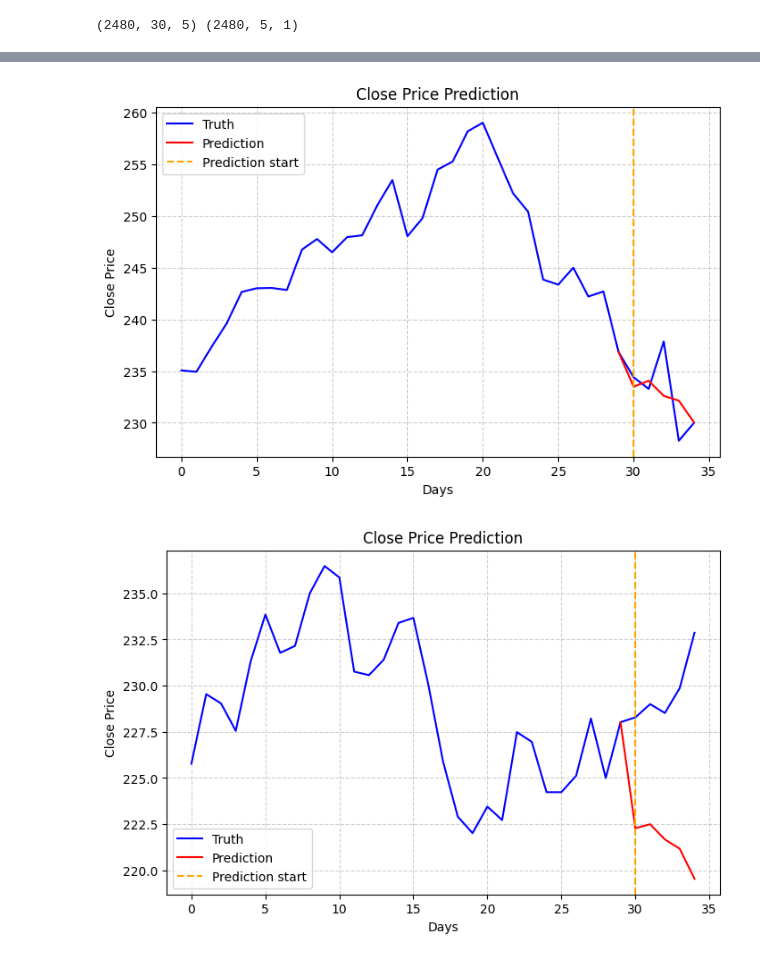
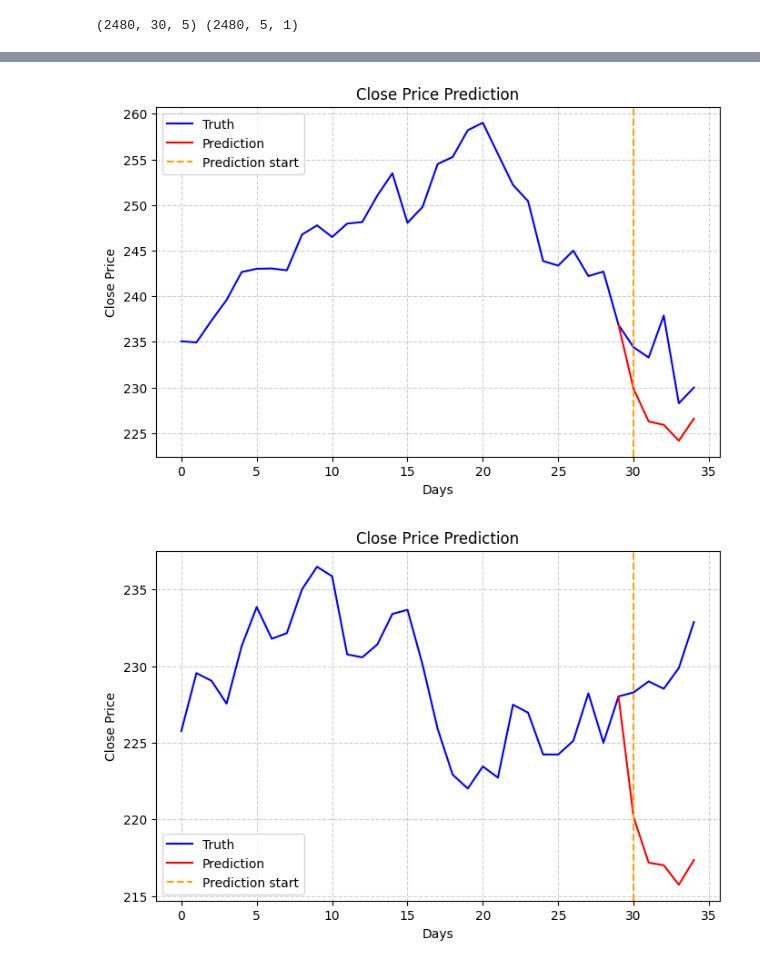
Before and after one commit to amazovetskii/LSTM_Market_Prediction, a Jupyter notebook: lstm.ipynb, the cells around one changed output, grey strips where cells are left out. Cells and saved outputs as stored; diff of their text form; code cells hidden in the pictures.

```diff
--- a/lstm.ipynb
+++ b/lstm.ipynb
@@ -69,8 +69,8 @@ model = LSTM(
     pred_days=future_days
 ).to(device)
 
-criterion = nn.MSELoss()
-# criterion = loss_functions.directional_loss
+#criterion = nn.MSELoss()
+criterion = loss_functions.directional_loss
 
 optimizer = torch.optim.Adam(model.parameters(), lr=1e-3,)
 scheduler = lr_scheduler.StepLR(optimizer, step_size=20, gamma=0.5)
@@ -144,4 +144,4 @@ Best loss: 0.021749889012426138
 # %%
 testing = Testing(model, device)
-testing.get_n_last_prediction_windows(data_preprocessor.data_np, 10, lookback_days, future_days, scalers, "Close")
+testing.get_n_last_prediction_windows(data_preprocessor.data_np, 10, lookback_days, future_days, scalers, "Close", save_to_examples=True)
 # %% [output]
@@ -152,2 +152,2 @@ testing.get_n_last_prediction_windows(data_preprocessor.data_np, 10, lookback_da
-[figure, old version]
+[figure, new version]
-[figure, old version]
+[figure, new version]
```
Also changed, not shown: parts of 2 cells of this notebook, 3 other files.
